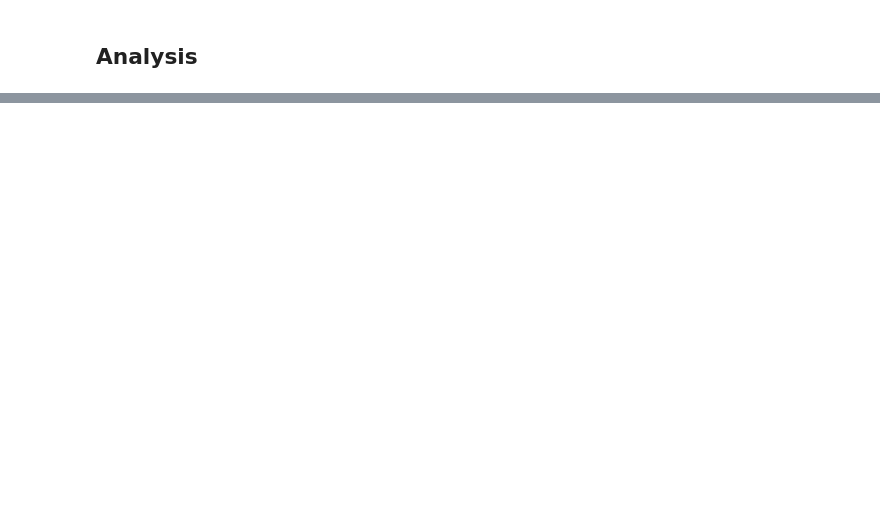
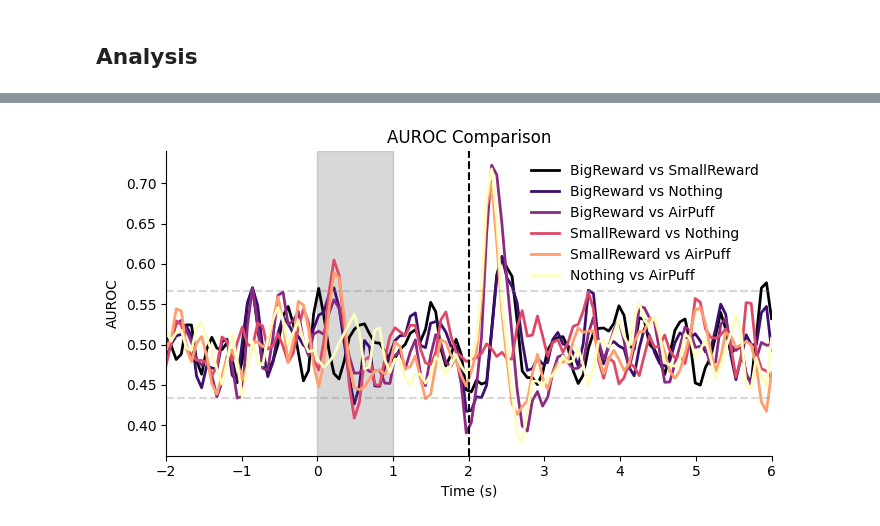
Before and after one commit to wildtulipan/Acetycholine-Striatal-Dynamics, a Jupyter notebook: FiberPhotometry_Acetylcholine_Analysis.ipynb, the cells around one changed output, grey strips where cells are left out. Saved outputs shown, nothing was run; the diff lists cells and outputs as text; code cells hidden in the pictures; blank space fills up the shorter version.

```diff
--- a/FiberPhotometry_Acetylcholine_Analysis.ipynb
+++ b/FiberPhotometry_Acetylcholine_Analysis.ipynb
@@ -244,0 +637,77 @@ ID      Cell    Experiment      Session
+# %%
+#@title Multiple Comparisons (AUROC)
+import numpy as np
+import matplotlib.pyplot as plt
+
+# Define condition names and time vector
+condition_names = ["BigReward", "SmallReward", "Nothing", "AirPuff"]
+time_vector = np.linspace(-2, 6, 15*8)  # Time from -2 to 6 seconds
+
+# Calculate AUROC comparison matrices for all time points
+n_time_points = epochs_combined.shape[1]
+n_conditions = epochs_combined.shape[2]
+comparison_matrices = np.zeros((n_time_points, n_conditions, n_conditions))
+
+for t in range(n_time_points):
+    time_bin_data = epochs_combined[:, t, :]
+
+    for i in range(n_conditions):
+        for j in range(n_conditions):
+            data_i = time_bin_data[:, i]
+            data_j = time_bin_data[:, j]
+            comparison_matrices[t, i, j] = AUROC(data_i, data_j)
+
+# Plot the comparisons
+plt.figure(figsize=(7, 4))
+from matplotlib.cm import magma
+# Generate 6 colors evenly spaced from the viridis colormap
+colors = [magma(i/5) for i in range(6)]
+plotted_pairs = set()
+color_index = 0
+basal_comparation = []
+AUROCs = []
+AUROCs_labels = []
+
+for i in range(n_conditions):
+    for j in range(n_conditions):
+        # Skip self-comparisons and duplicates
+        if i == j or (j, i) in plotted_pairs:
+            continue
+
+        # Add this pair to tracking set and create the label
+        plotted_pairs.add((i, j))
+        label = f"{condition_names[i]} vs {condition_names[j]}"
+        basal_comparation = comparison_matrices[0:20, i, j]
+        AUROCs.append(comparison_matrices[:, i, j])
+        AUROCs_labels.append(label)
+
+        # Plot the data
+        plt.plot(time_vector, comparison_matrices[:, i, j],
+                color=colors[color_index % len(colors)],
+                label=label,
+                linewidth=2)
+
+        color_index += 1
+
+# Calculate the threshold
+mean_basal_comparation = np.mean(basal_comparation)
+std_basal_comparation = np.std(basal_comparation)
+threshold = mean_basal_comparation + 3*std_basal_comparation
+AUROCs = np.array(AUROCs)
+
+# Add labels and finishing touches
+plt.xlabel('Time (s)')
+plt.title('AUROC Comparison')
+plt.ylabel('AUROC')
+plt.gca().spines['top'].set_visible(False)
+plt.axhline(y=threshold, color='gray', linestyle='--', alpha=0.3)
+plt.axhline(y=1-threshold, color='gray', linestyle='--', alpha=0.3)
+plt.gca().spines['right'].set_visible(False)
+plt.legend(frameon=False)
+plt.axvline(2,color="black",linestyle="--")
+plt.axvspan(0, 1, alpha=0.3, color='gray')
+plt.xlim([-2,6])
+plt.tight_layout()
+plt.show()
+# %% [output]
+[figure, added]
```
Also changed, not shown: parts of 12 cells of this notebook.
